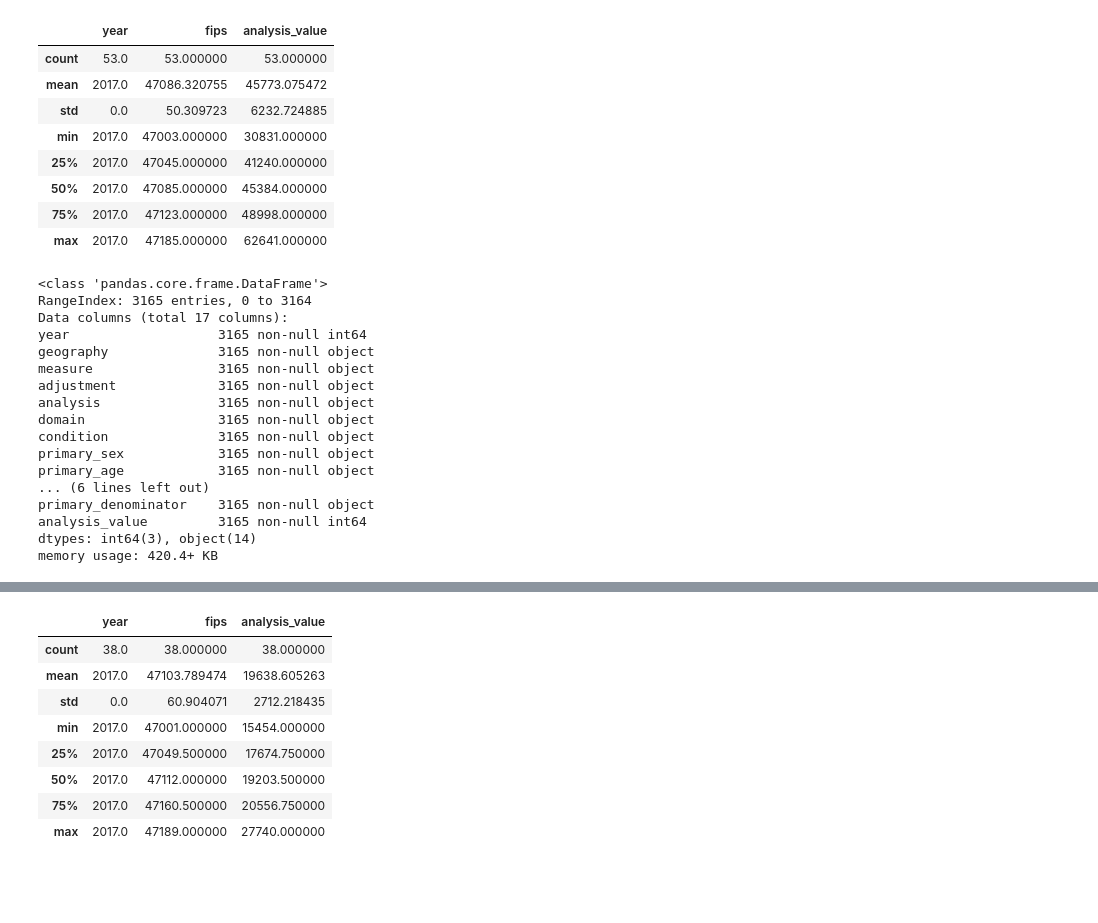
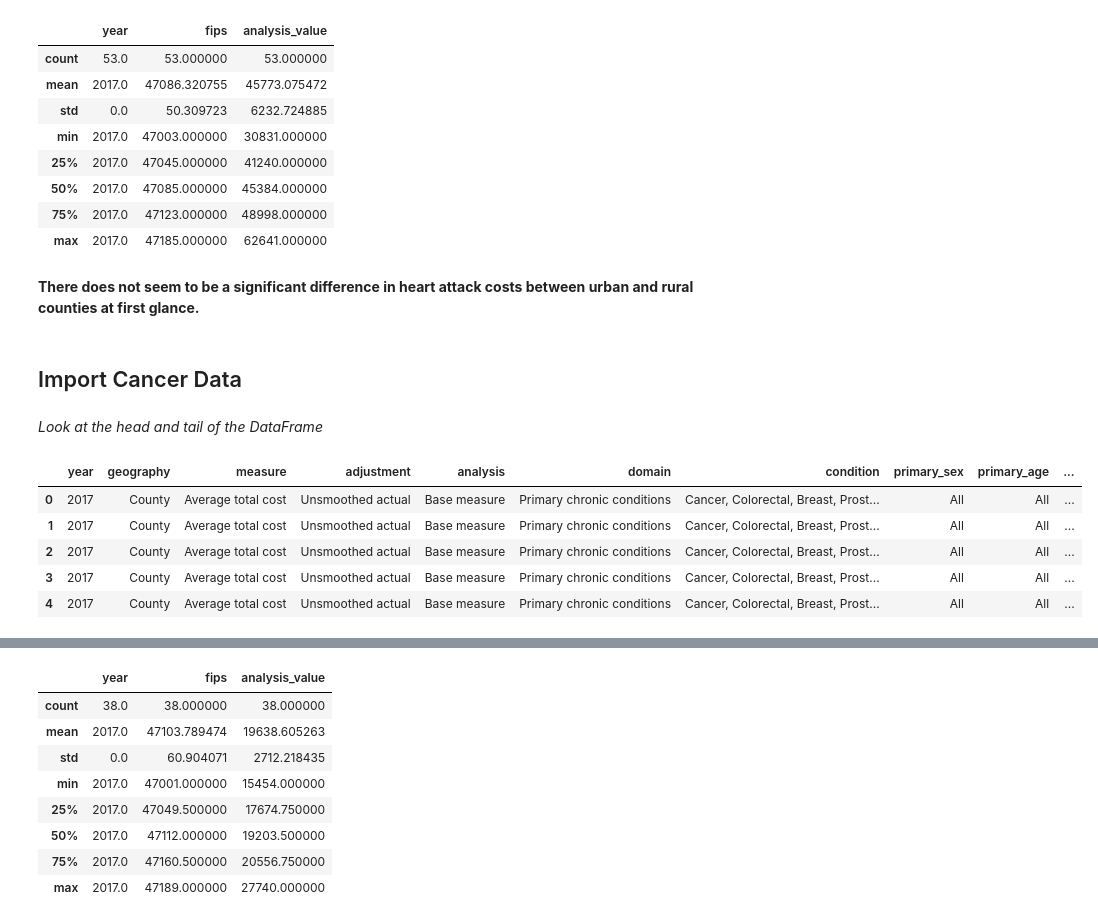
Before and after one commit to staufferalexander/vanderbilt-data-essentials-cohort-2, a Jupyter notebook: Class1_HCcosts_Sept4.19.ipynb, the cells around one changed output, grey strips where cells are left out. Cells and saved outputs as stored; diff of their text form; code cells hidden in the pictures; blank space fills up the shorter version.

```diff
--- a/Class1_HCcosts_Sept4.19.ipynb
+++ b/Class1_HCcosts_Sept4.19.ipynb
@@ -204,25 +118,20 @@ Rur_heart.describe()
 | 50% | 2017.0 | 47085.000000 | 45384.000000 |
 | 75% | 2017.0 | 47123.000000 | 48998.000000 |
 | max | 2017.0 | 47185.000000 | 62641.000000 |
+# %% [markdown]
+**There does not seem to be a significant difference in heart attack costs between urban and rural counties at first glance.**
+# %% [markdown]
+## Import Cancer Data
 # %%
-cancer_costs_df = pd.read_csv("data/mmd_cancer_data.csv")
+cancer_costs_df = pd.read_csv("../data/mmd_cancer_data.csv")
+# %% [markdown]
+*Look at the head and tail of the DataFrame*
 # %%
-cancer_costs_df.info()
+cancer_costs_df.head()
 # %% [output]
-<class 'pandas.core.frame.DataFrame'>
-RangeIndex: 3165 entries, 0 to 3164
-Data columns (total 17 columns):
-year                   3165 non-null int64
-geography              3165 non-null object
-measure                3165 non-null object
-adjustment             3165 non-null object
-analysis               3165 non-null object
-domain                 3165 non-null object
-condition              3165 non-null object
-primary_sex            3165 non-null object
-primary_age            3165 non-null object
-... (6 lines left out)
-primary_denominator    3165 non-null object
-analysis_value         3165 non-null int64
-dtypes: int64(3), object(14)
-memory usage: 420.4+ KB
+|  | year | geography | measure | adjustment | analysis | domain | condition | primary_sex | primary_age | ... |
+| 0 | 2017 | County | Average total cost | Unsmoothed actual | Base measure | Primary chronic conditions | Cancer, Colorectal, Breast, Prost... | All | All | ... |
+| 1 | 2017 | County | Average total cost | Unsmoothed actual | Base measure | Primary chronic conditions | Cancer, Colorectal, Breast, Prost... | All | All | ... |
+| 2 | 2017 | County | Average total cost | Unsmoothed actual | Base measure | Primary chronic conditions | Cancer, Colorectal, Breast, Prost... | All | All | ... |
+| 3 | 2017 | County | Average total cost | Unsmoothed actual | Base measure | Primary chronic conditions | Cancer, Colorectal, Breast, Prost... | All | All | ... |
+| 4 | 2017 | County | Average total cost | Unsmoothed actual | Base measure | Primary chronic conditions | Cancer, Colorectal, Breast, Prost... | All | All | ... |
```
Also changed, not shown: parts of 52 cells of this notebook.
